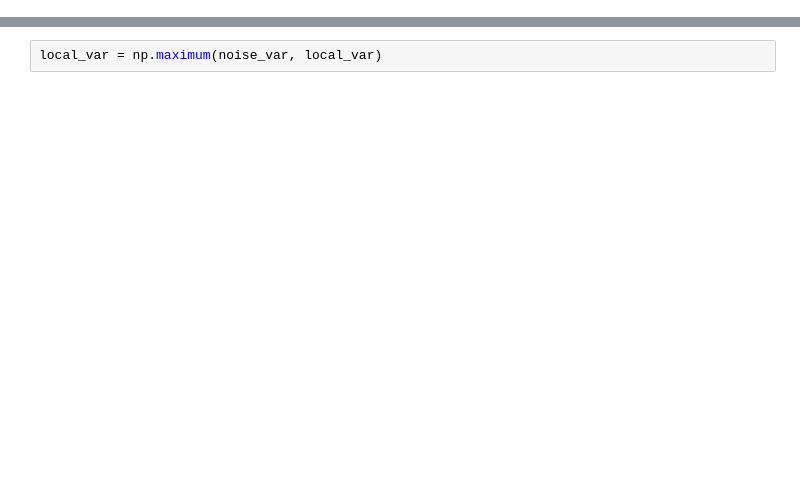
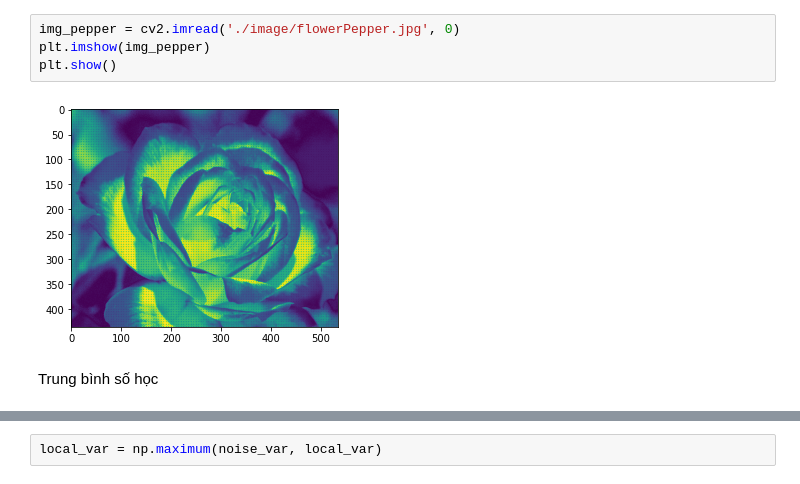
Before and after one commit to nt4rever/image_processing, a Jupyter notebook: lab4.ipynb, the cells around one changed output, grey strips where cells are left out. Cells and saved outputs as stored; diff of their text form; blank space fills up the shorter version.

```diff
--- a/lab4.ipynb
+++ b/lab4.ipynb
@@ -213,0 +11,8 @@ array([[ 55.52,  76.  ,  96.04, ...,   4.64,   3.8 ,   2.64],
+# %%
+img_pepper = cv2.imread('./image/flowerPepper.jpg', 0)
+plt.imshow(img_pepper)
+plt.show()
+# %% [output]
+[figure, added]
+# %% [markdown]
+Trung bình số học
```
Also changed, not shown: parts of 73 cells of this notebook, 3 other files.
